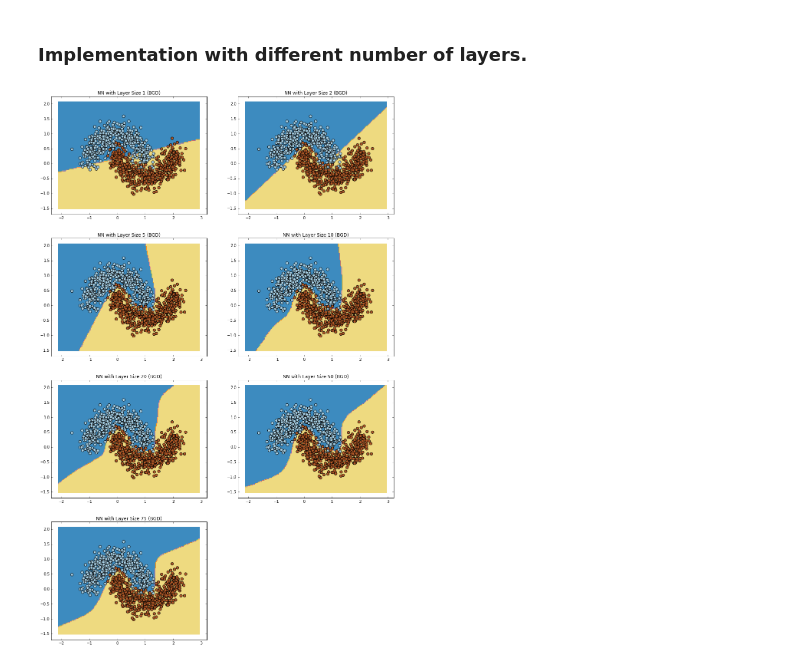
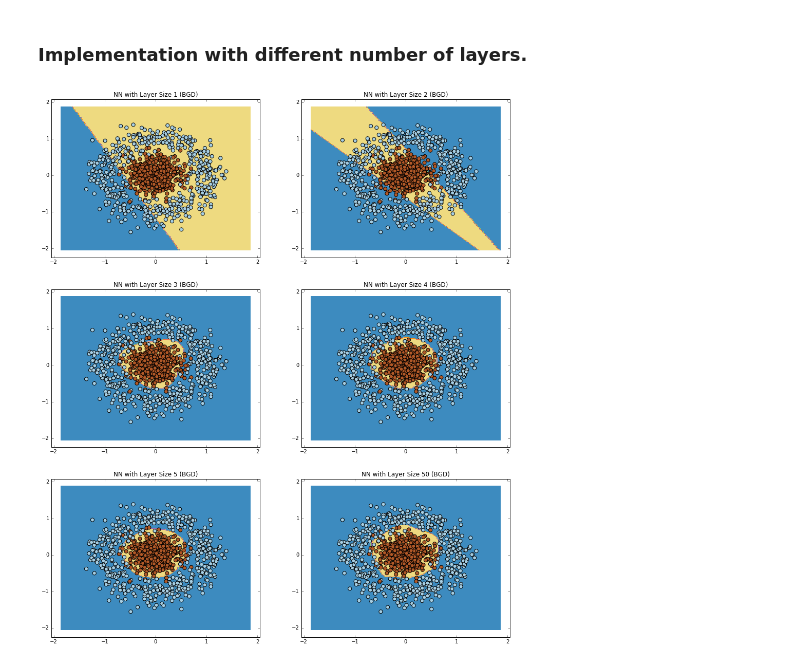
Before and after one commit to masta-g3/summer_networks, a Jupyter notebook: numpy_networks.ipynb, the cells around one changed output. Drawn from its saved outputs; the diff is of its cells as text; code cells hidden in the pictures.

```diff
--- a/numpy_networks.ipynb
+++ b/numpy_networks.ipynb
@@ -13,7 +14,7 @@ import matplotlib
 matplotlib.rcParams['figure.figsize'] = (10.0, 8.0)
 # %%
 ## Generate non-separable data.
-data, labels = sklearn.datasets.make_moons(1000, noise=0.20)
+data, labels = sklearn.datasets.make_circles(1000, noise=0.20, factor=0.2)
 plt.scatter(data[:,0], data[:,1], s=50, c=labels, cmap=plt.cm.Paired)
 # %% [output]
 <matplotlib.collections.PathCollection at 0x...>
@@ -30,7 +31,7 @@ LogisticRegressionCV(Cs=10, class_weight=None, cv=None, dual=False,
            multi_class='ovr', n_jobs=1, penalty='l2', random_state=None,
            refit=True, scoring=None, solver='lbfgs', tol=0.0001, verbose=0)
 # %%
-def plot_decision_boundary(pred_func):
+def plot_boundary(pred_func):
     ## Copy data.
     X = data.copy()
     y = labels.copy()
@@ -74,0 +71,20 @@ Where $N$ are the total of observations and $C$ the different classes.
+# %%
+## Softmax
+def softmax(x):
+    return np.exp(x) / np.sum(np.exp(x))
+
+x = np.linspace(-5, 5, 200)
+x_1, x_2 = np.meshgrid(x, x)
+y = np.zeros((200, 200, 2))
+
+for i in xrange(len(x)):
+    for j in xrange(len(x)):
+        y[i,j:] = softmax(np.array([x_1[i,j], x_2[i,j]]))
+
+fig = plt.figure()
+ax = Axes3D(fig)
+surf = ax.plot_surface(x_1, x_2, y[:,:,0], linewidth=0, cmap=plt.cm.YlOrRd)
+ax.view_init(elev=30, azim=70)
+cbar = fig.colorbar(surf)
+cbar.ax.set_ylabel('$softmax(x)$', fontsize=15)
+plt.show()
@@ -74,0 +93,13 @@ Where $N$ are the total of observations and $C$ the different classes.
+# %%
+## Tanh
+for i in xrange(len(x)):
+    for j in xrange(len(x)):
+        y[i,j:] = np.tanh(np.array([x_1[i,j], x_2[i,j]]))
+
+fig = plt.figure()
+ax = Axes3D(fig)
+surf = ax.plot_surface(x_1, x_2, y[:,:,0], linewidth=0, cmap=plt.cm.YlOrRd)
+ax.view_init(elev=30, azim=120)
+cbar = fig.colorbar(surf)
+cbar.ax.set_ylabel('$tanh(x)$', fontsize=15)
+plt.show()
@@ -201,14 +240,14 @@ Training loss at epoch 19000 is 0.013835.
 ### Implementation with different number of layers.
 # %%
 plt.figure(figsize=(16,32))
-hidden_layer_dims = [1, 2, 5, 10, 20, 50, 75]
+hidden_layer_dims = [1, 2, 3, 4, 5, 50]
 
 for i, nn_hdim in enumerate(hidden_layer_dims):
     plt.subplot(5,2,i+1)
     plt.title("NN with Layer Size %d (BGD)" % nn_hdim)
     model = build_model(nn_hdim, batch = True)
-    plot_decision_boundary(lambda x: predict(model, x))
+    plot_boundary(lambda x: predict(model, x))
 
 plt.show()
 # %% [output]
-[figure, old version]
+[figure, new version]
```
Also changed, not shown: parts of 9 cells of this notebook.
